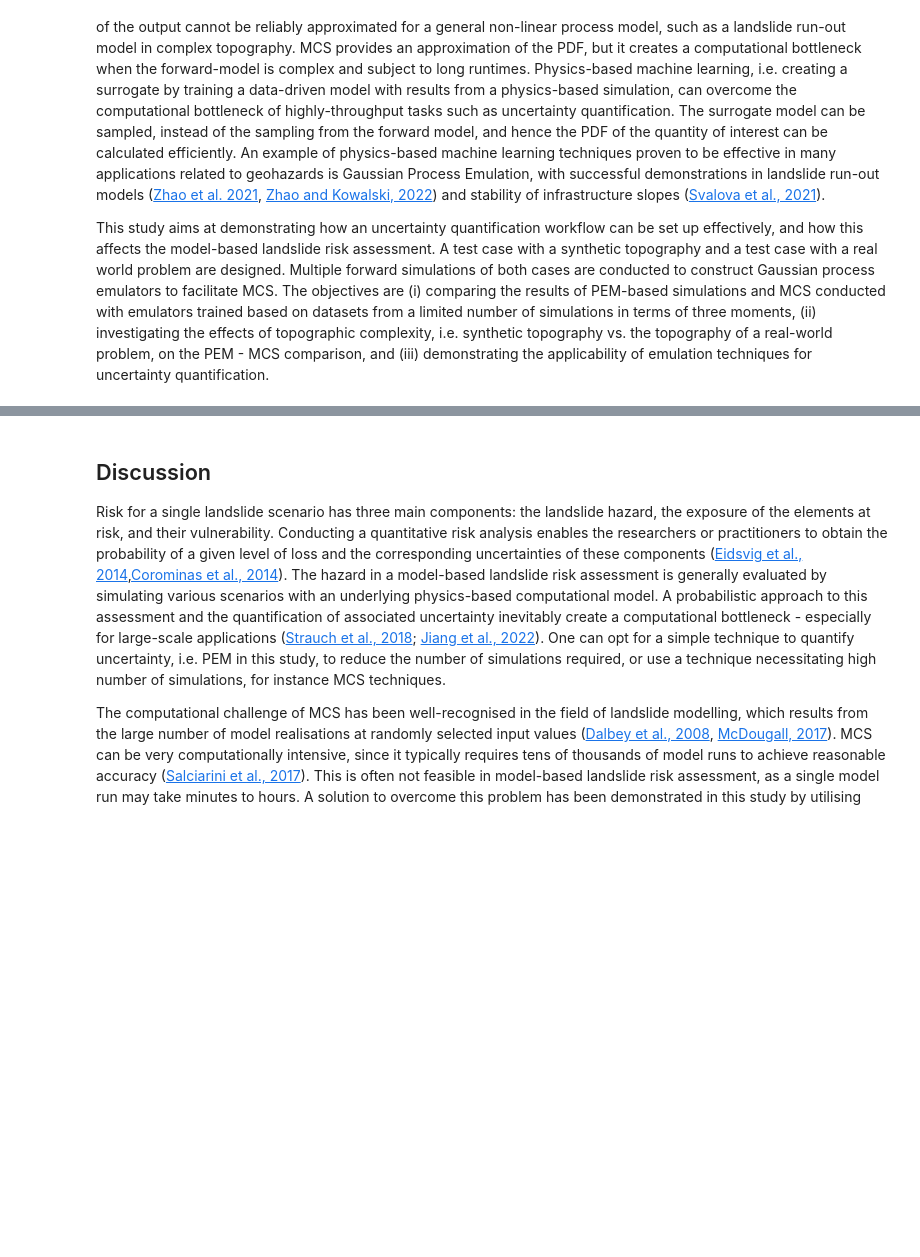
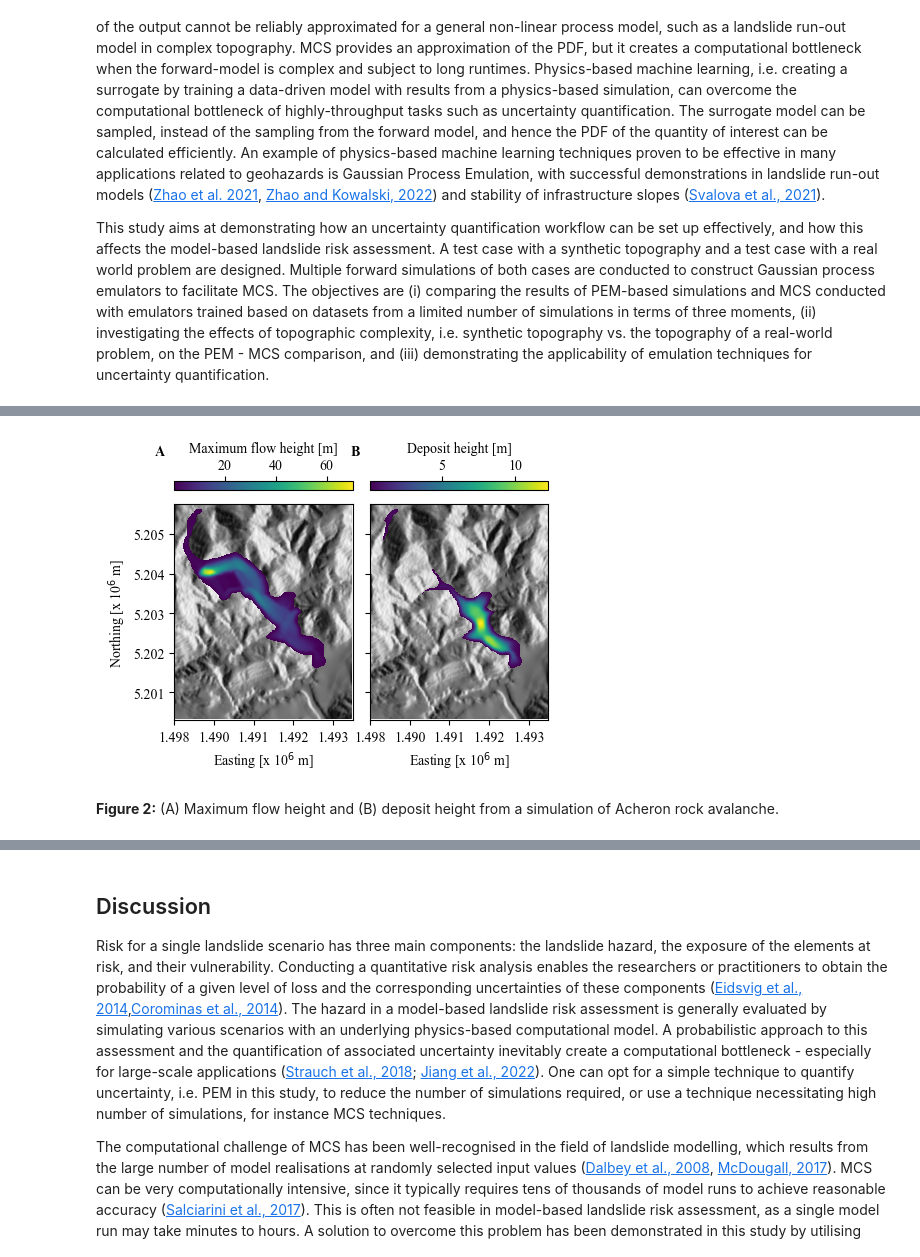
Before and after one commit to yildizanil/frontiers_yildizetal, a Jupyter notebook: yildiz_et_al_2023.ipynb, the cells around one changed output, grey strips where cells are left out. Drawn from its saved outputs; the diff is of its cells as text; code cells hidden in the pictures; blank space fills up the shorter version.

```diff
--- a/yildiz_et_al_2023.ipynb
+++ b/yildiz_et_al_2023.ipynb
@@ -103,0 +156,71 @@ Parameter combinations for MCS were sampled from truncated multivariate normal d
+# %%
+# plotting figure 2
+
+from frontiers_yildizetal.ravaflow import Simulations
+import matplotlib.pyplot as plt
+import rasterio
+import numpy as np
+from pkg_resources import resource_filename
+import matplotlib as mpl
+from rasterio.plot import plotting_extent
+
+ac = Simulations('acheron')
+
+path = 'files/raster/hillshade_acheron.tif'
+hill_path = resource_filename('frontiers_yildizetal', path)
+
+with rasterio.open(hill_path, 'r') as hill:
+    hill_arr = hill.read(1)
+    hill_ma = np.ma.masked_where(hill_arr < -30000, hill_arr, copy=True)
+with rasterio.open(ac.data_import.raster_link('hmax'), 'r') as src:
+    hmax = src.read(1)
+    hmax_ma = np.ma.masked_where(hmax < 0.1, hmax, copy=True)
+with rasterio.open(ac.data_import.raster_link('hfin'), 'r') as src2:
+    hfin = src2.read(1)
+    hfin_ma = np.ma.masked_where(hfin < 0.1, hfin, copy=True)
+
+fig, ((ax1, ax2)) = plt.subplots(nrows=1, ncols=2, gridspec_kw={'width_ratios': [1, 1]})
+
+ax1.imshow(hill_ma, cmap='Greys', extent=plotting_extent(hill))
+c1 = ax1.imshow(hmax_ma, cmap='viridis', extent=plotting_extent(hill), zorder=1)
+fig.colorbar(
+    c1,
+    ax=ax1,
+    location='top',
+    orientation='horizontal',
+    label='Maximum flow height [m]',
+    shrink=1,
+)
+
+ax1.set_xlabel('Easting [x 10$^6$ m]')
+ax1.set_ylabel('Northing [x 10$^6$ m]')
+ax1.set_xticks(
+    ticks=np.arange(1489000, 1493600, 1000), labels=[1.498, '1.490', 1.491, 1.492, 1.493]
+)
+ax1.set_yticks(
+    ticks=np.arange(5201000, 5205001, 1000), labels=[5.201, 5.202, 5.203, 5.204, 5.205]
+)
+ax1.text(1488500, 5207000, 'A', weight='bold')
+
+ax2.imshow(hill_ma, cmap='Greys', extent=plotting_extent(hill))
+c2 = ax2.imshow(hfin_ma, cmap='viridis', extent=plotting_extent(hill), zorder=1)
+fig.colorbar(
+    c2, ax=ax2, location='top', orientation='horizontal', label='Deposit height [m]', shrink=1
+)
+
+ax2.set_xlabel('Easting [x 10$^6$ m]')
+ax2.set_xticks(
+    ticks=np.arange(1489000, 1493600, 1000), labels=[1.498, '1.490', 1.491, 1.492, 1.493]
+)
+ax2.axes.get_yaxis().set_ticklabels([])
+ax2.text(1488500, 5207000, 'B', weight='bold')
+
+plt.rcParams['font.family'] = 'Times New Roman'
+plt.rcParams['font.size'] = 10
+plt.rcParams['figure.figsize'] = [12 / 2.54, 9 / 2.54]
+plt.tight_layout()
+plt.subplots_adjust(wspace=0.1, hspace=0.1)
+# %% [output]
+[figure, added]
+# %% [markdown]
+**Figure 2:** (A) Maximum flow height and (B) deposit height from a simulation of Acheron rock avalanche.
```
Also changed, not shown: parts of 29 cells of this notebook, 4 other files.
